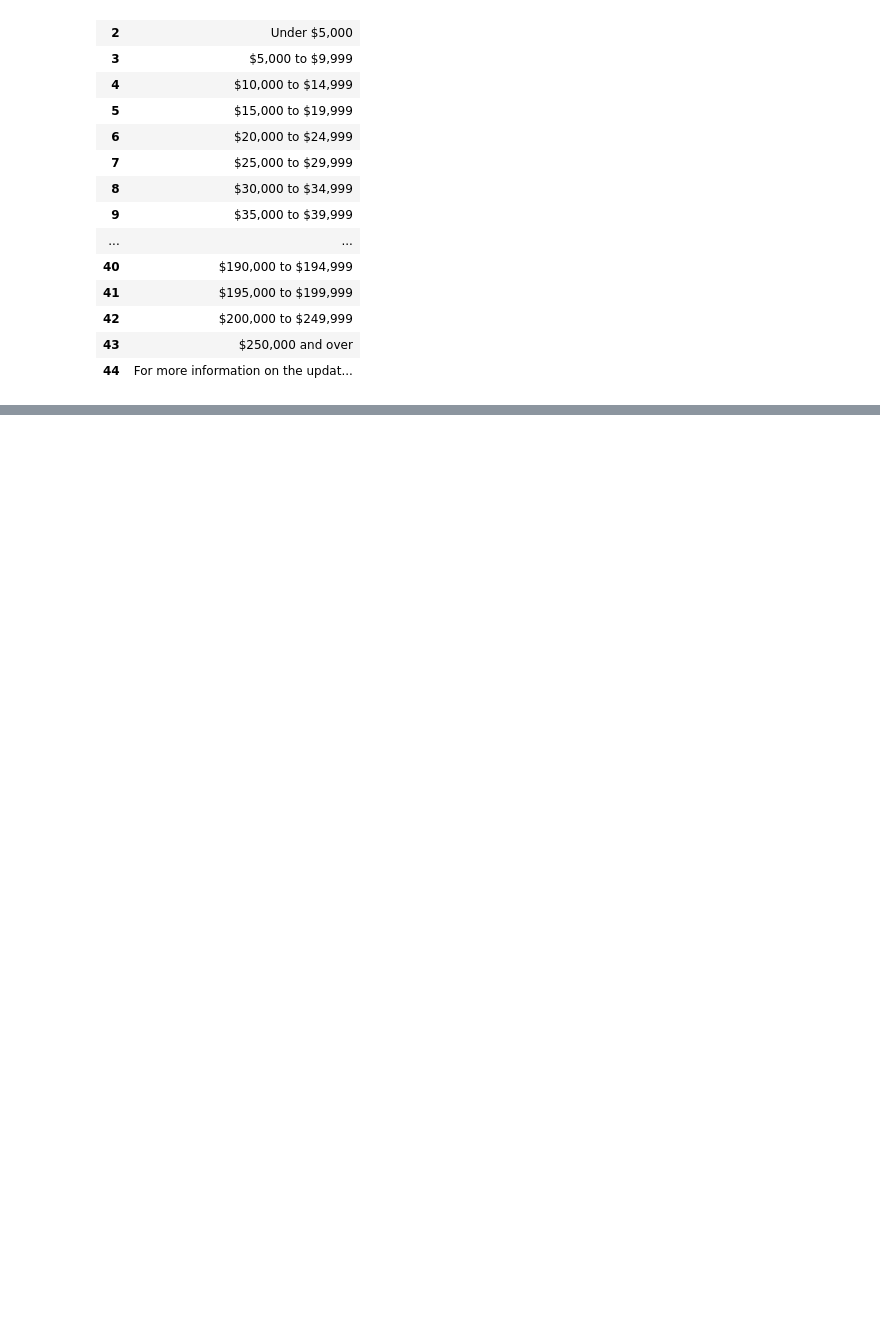
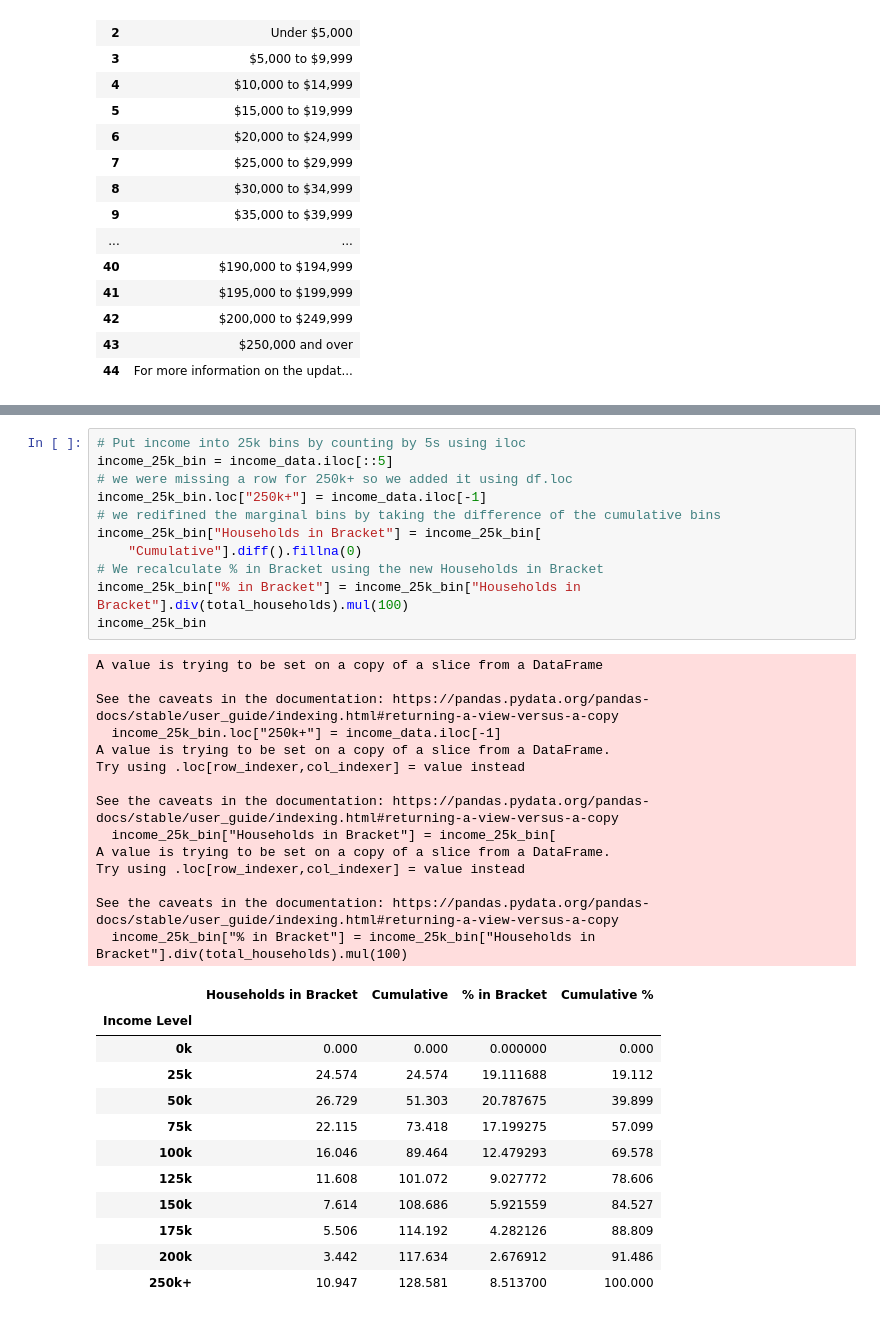
Before and after one commit to MattKrepp1/Econ-411, a Jupyter notebook: In Class Projects/Project 4 - Chapter 3.ipynb, the cells around one changed output, grey strips where cells are left out. Saved outputs shown, nothing was run; the diff lists cells and outputs as text; blank space fills up the shorter version.

```diff
--- a/In Class Projects/Project 4 - Chapter 3.ipynb
+++ b/In Class Projects/Project 4 - Chapter 3.ipynb
@@ -356,0 +427,38 @@ income_levels
+# %%
+# Put income into 25k bins by counting by 5s using iloc
+income_25k_bin = income_data.iloc[::5]
+# we were missing a row for 250k+ so we added it using df.loc
+income_25k_bin.loc["250k+"] = income_data.iloc[-1]
+# we redifined the marginal bins by taking the difference of the cumulative bins
+income_25k_bin["Households in Bracket"] = income_25k_bin[
+    "Cumulative"].diff().fillna(0)
+# We recalculate % in Bracket using the new Households in Bracket
+income_25k_bin["% in Bracket"] = income_25k_bin["Households in Bracket"].div(total_households).mul(100)
+income_25k_bin
+# %% [output]
+A value is trying to be set on a copy of a slice from a DataFrame
+
+See the caveats in the documentation: https://pandas.pydata.org/pandas-docs/stable/user_guide/indexing.html#returning-a-view-versus-a-copy
+  income_25k_bin.loc["250k+"] = income_data.iloc[-1]
+A value is trying to be set on a copy of a slice from a DataFrame.
+Try using .loc[row_indexer,col_indexer] = value instead
+
+See the caveats in the documentation: https://pandas.pydata.org/pandas-docs/stable/user_guide/indexing.html#returning-a-view-versus-a-copy
+  income_25k_bin["Households in Bracket"] = income_25k_bin[
+A value is trying to be set on a copy of a slice from a DataFrame.
+Try using .loc[row_indexer,col_indexer] = value instead
+
+See the caveats in the documentation: https://pandas.pydata.org/pandas-docs/stable/user_guide/indexing.html#returning-a-view-versus-a-copy
+  income_25k_bin["% in Bracket"] = income_25k_bin["Households in Bracket"].div(total_households).mul(100)
+|  | Households in Bracket | Cumulative | % in Bracket | Cumulative % |
+| Income Level |  |  |  |  |
+| 0k | 0.000 | 0.000 | 0.000000 | 0.000 |
+| 25k | 24.574 | 24.574 | 19.111688 | 19.112 |
+| 50k | 26.729 | 51.303 | 20.787675 | 39.899 |
+| 75k | 22.115 | 73.418 | 17.199275 | 57.099 |
+| 100k | 16.046 | 89.464 | 12.479293 | 69.578 |
+| 125k | 11.608 | 101.072 | 9.027772 | 78.606 |
+| 150k | 7.614 | 108.686 | 5.921559 | 84.527 |
+| 175k | 5.506 | 114.192 | 4.282126 | 88.809 |
+| 200k | 3.442 | 117.634 | 2.676912 | 91.486 |
+| 250k+ | 10.947 | 128.581 | 8.513700 | 100.000 |
```
Also changed, not shown: parts of 5 cells of this notebook.
